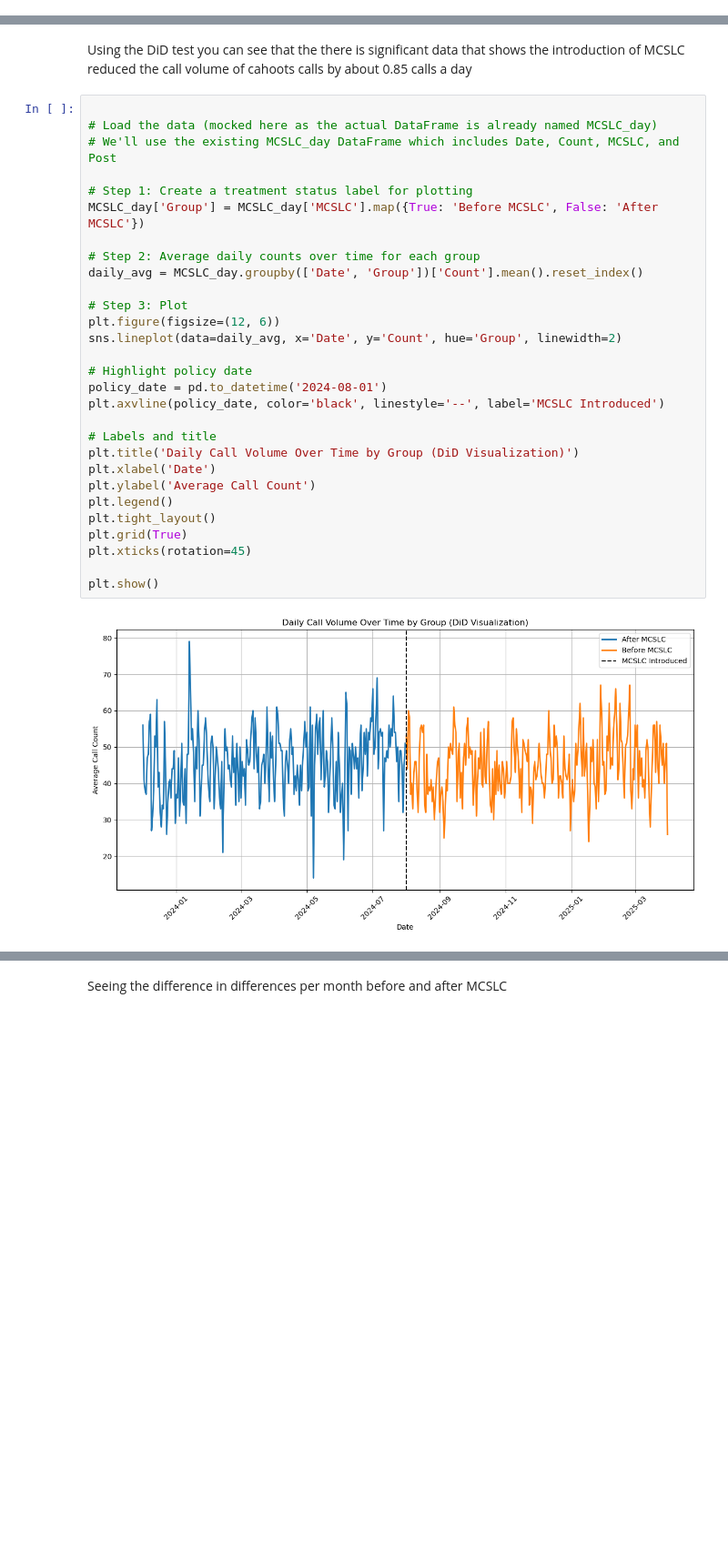
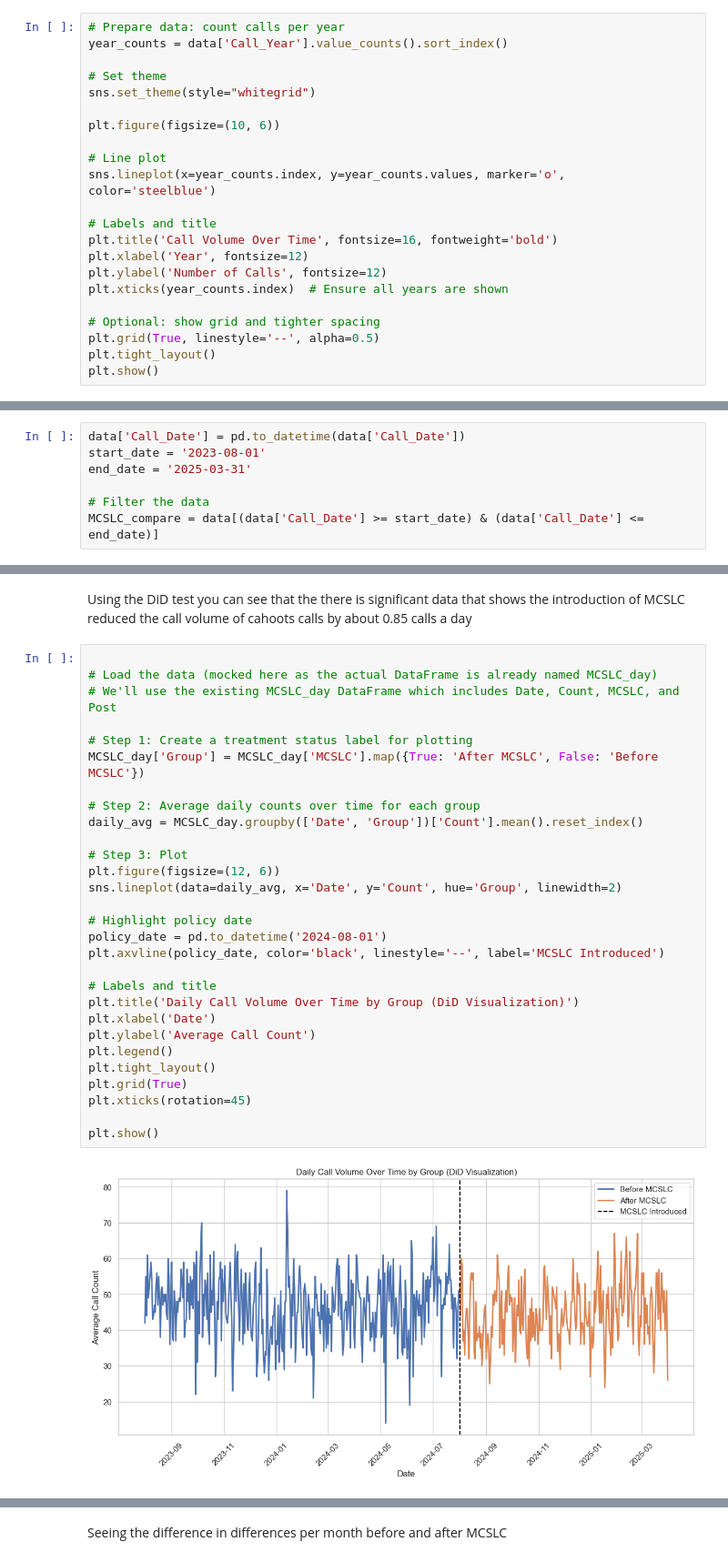
Before and after one commit to nicktuey/ADS4SJ, a Jupyter notebook: data_analysis.ipynb, the cells around one changed output, grey strips where cells are left out. Shown at 91% size. Drawn from its saved outputs; the diff is of its cells as text; blank space fills up the shorter version.

Commit message:
Updated analysis and cleaned MCSLC data

```diff
--- a/data_analysis.ipynb
+++ b/data_analysis.ipynb
@@ -59,0 +77,22 @@ sns.histplot(data,x='Call_Year')
+# %%
+# Prepare data: count calls per year
+year_counts = data['Call_Year'].value_counts().sort_index()
+
+# Set theme
+sns.set_theme(style="whitegrid")
+
+plt.figure(figsize=(10, 6))
+
+# Line plot
+sns.lineplot(x=year_counts.index, y=year_counts.values, marker='o', color='steelblue')
+
+# Labels and title
+plt.title('Call Volume Over Time', fontsize=16, fontweight='bold')
+plt.xlabel('Year', fontsize=12)
+plt.ylabel('Number of Calls', fontsize=12)
+plt.xticks(year_counts.index)  # Ensure all years are shown
+
+# Optional: show grid and tighter spacing
+plt.grid(True, linestyle='--', alpha=0.5)
+plt.tight_layout()
+plt.show()
@@ -226,3 +283,10 @@ any preventative impacts that cahoots had
+# %%
+data['Call_Date'] = pd.to_datetime(data['Call_Date'])
+start_date = '2023-08-01'
+end_date = '2025-03-31'
+
+# Filter the data
+MCSLC_compare = data[(data['Call_Date'] >= start_date) & (data['Call_Date'] <= end_date)]
 # %%
 data
 # %% [output]
@@ -430,31 +503,31 @@ Using the DiD test you can see that the there is significant data that shows the
 # %%
 
 # Load the data (mocked here as the actual DataFrame is already named MCSLC_day)
 # We'll use the existing MCSLC_day DataFrame which includes Date, Count, MCSLC, and Post
 
 # Step 1: Create a treatment status label for plotting
-MCSLC_day['Group'] = MCSLC_day['MCSLC'].map({True: 'Before MCSLC', False: 'After MCSLC'})
+MCSLC_day['Group'] = MCSLC_day['MCSLC'].map({True: 'After MCSLC', False: 'Before MCSLC'})
 
 # Step 2: Average daily counts over time for each group
 daily_avg = MCSLC_day.groupby(['Date', 'Group'])['Count'].mean().reset_index()
 
 # Step 3: Plot
 plt.figure(figsize=(12, 6))
 sns.lineplot(data=daily_avg, x='Date', y='Count', hue='Group', linewidth=2)
 
 # Highlight policy date
 policy_date = pd.to_datetime('2024-08-01')
 plt.axvline(policy_date, color='black', linestyle='--', label='MCSLC Introduced')
 
 # Labels and title
 plt.title('Daily Call Volume Over Time by Group (DiD Visualization)')
 plt.xlabel('Date')
 plt.ylabel('Average Call Count')
 plt.legend()
 plt.tight_layout()
 plt.grid(True)
 plt.xticks(rotation=45)
 
 plt.show()
 # %% [output]
-[figure, old version]
+[figure, new version]
```
Also changed, not shown: parts of 45 cells of this notebook, 1 other file.
